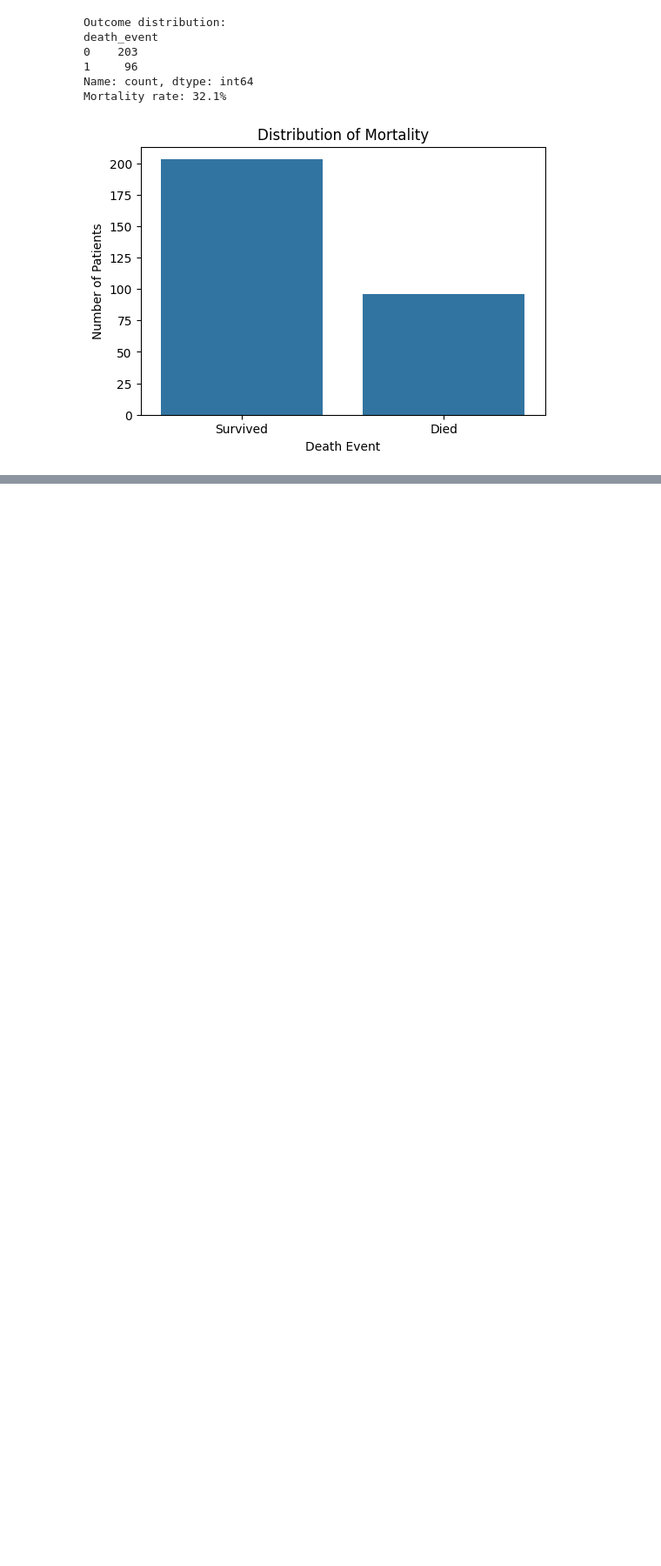
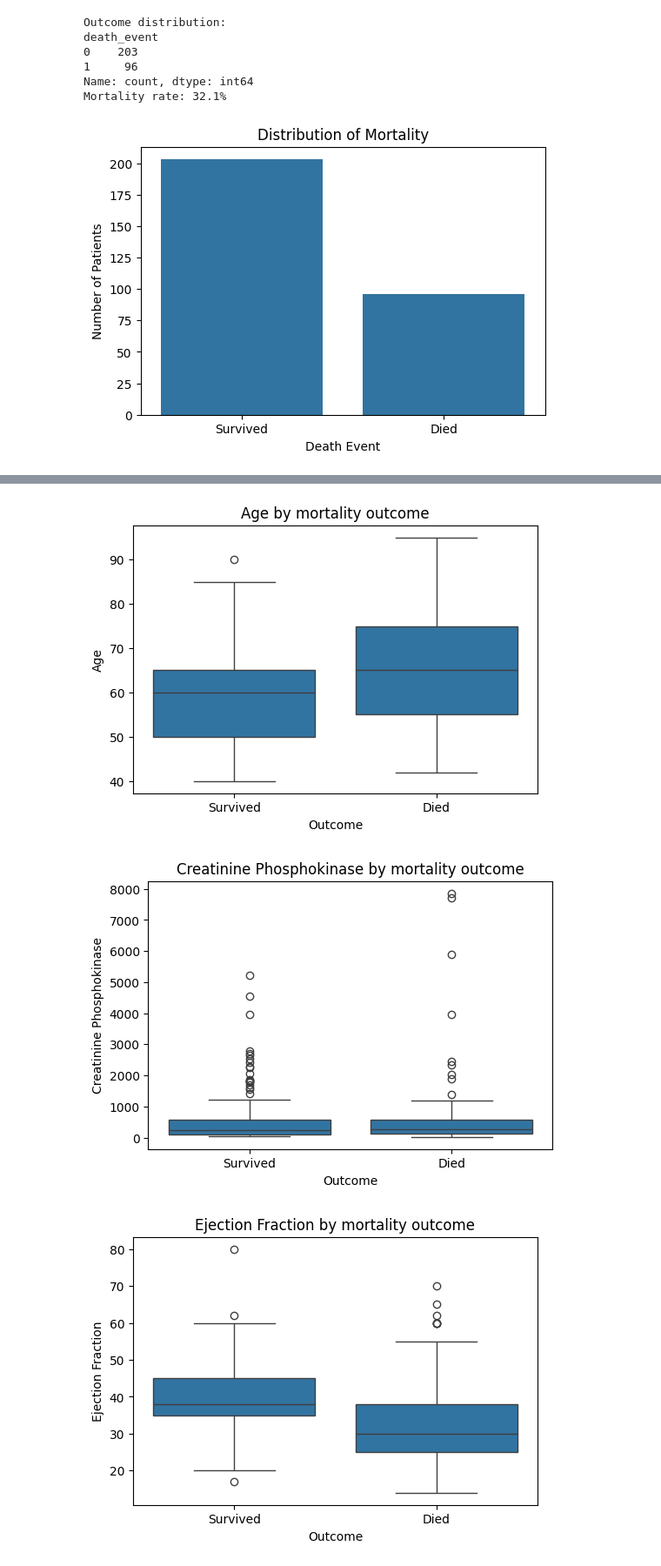
Before and after one commit to dr-koehler-ai/Heart-Failure-Clinical-Records-Dashboard-V1, a Jupyter notebook: Heart_Failure_Clinical_Records_Dashboard_V1.ipynb, the cells around one changed output, grey strips where cells are left out. Shown at 87% size. Drawn from its saved outputs; the diff is of its cells as text; code cells hidden in the pictures; blank space fills up the shorter version.

```diff
--- a/Heart_Failure_Clinical_Records_Dashboard_V1.ipynb
+++ b/Heart_Failure_Clinical_Records_Dashboard_V1.ipynb
@@ -305,0 +189,39 @@ median_table
+# %%
+# ==================================================
+# 6. Univariate Analysis of Continuous variables
+# ==================================================
+continuous_features = [
+    "age",
+    "creatinine_phosphokinase",
+    "ejection_fraction",
+    "platelets",
+    "serum_creatinine",
+]
+
+for feature in continuous_features:
+
+    plt.figure(figsize=(6,4))
+
+    sns.boxplot(
+        data=heart_failure_clinical_records,
+        x="death_event",
+        y=feature
+    )
+
+    plt.xticks(
+        [0,1],
+        ["Survived", "Died"]
+    )
+
+    plt.title(f"{feature.replace('_', ' ').title()} by mortality outcome")
+    plt.xlabel("Outcome")
+    plt.ylabel(feature.replace('_', ' ').title())
+
+    plt.show()
+
+
+median_table
+# %% [output]
+[figure, added]
+[figure, added]
+[figure, added]
```
Also changed, not shown: parts of 3 cells of this notebook.
